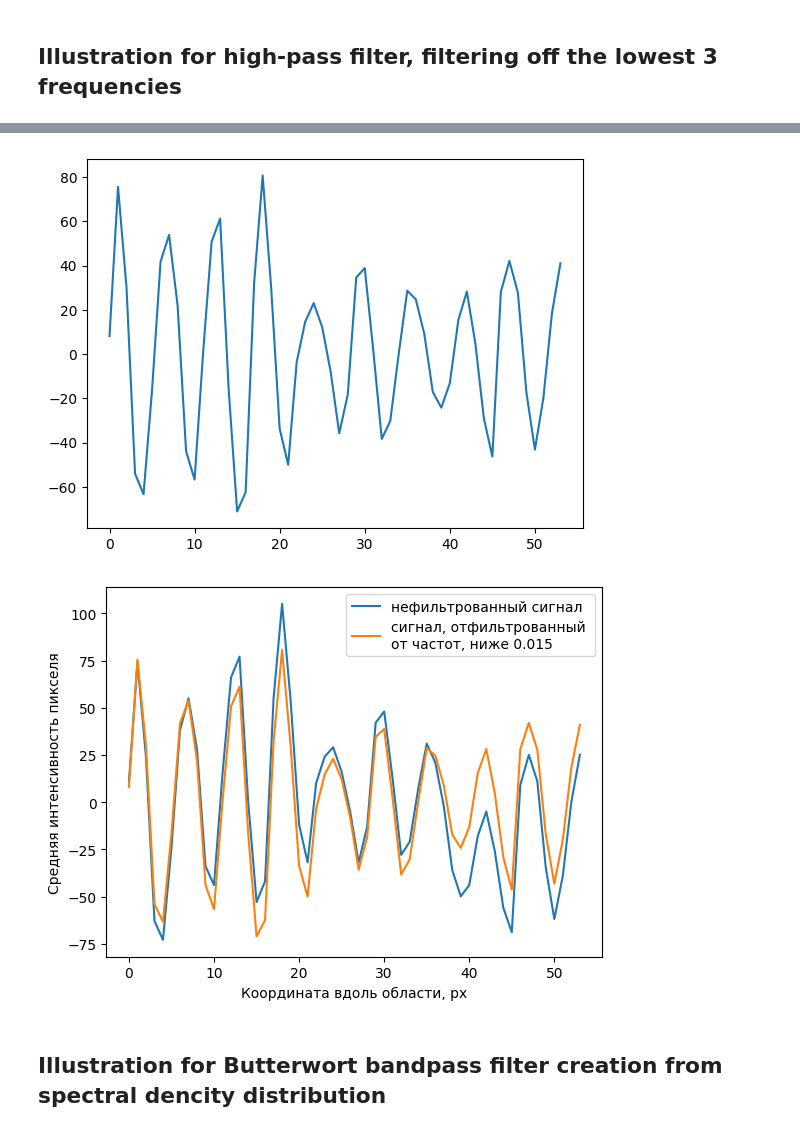
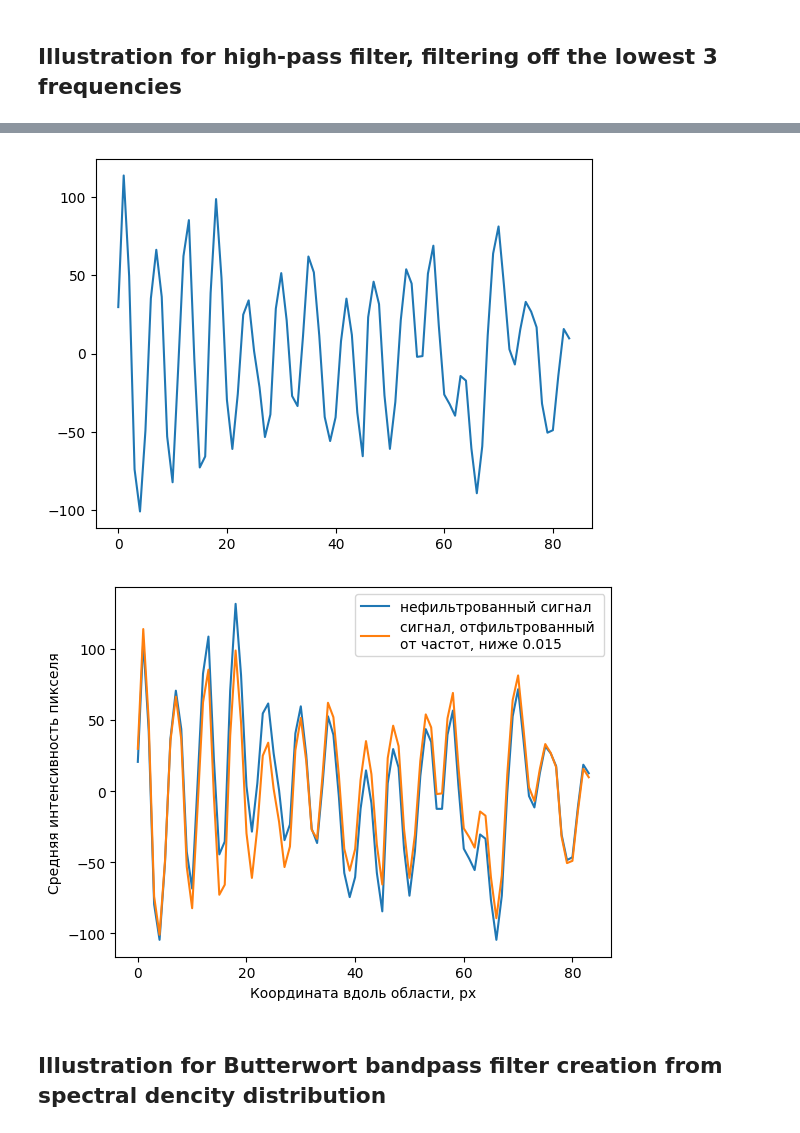
Before and after one commit to annamogo/DiplomaLISF, a Jupyter notebook: FRINGE_PATTERN_AN/temp.ipynb, the cells around one changed output, grey strips where cells are left out. Cells and saved outputs as stored; diff of their text form; code cells hidden in the pictures.

```diff
--- a/FRINGE_PATTERN_AN/temp.ipynb
+++ b/FRINGE_PATTERN_AN/temp.ipynb
@@ -43,0 +47,4 @@ fringe.plot()
+# %%
+fringe = Fringe()
+fringe.sig_from_json(json_path)
+fringe.plot()
@@ -44,8 +53,8 @@ fringe.plot()
 # %%
-fringe_h = fringe.filter_low_frq(nl=5, inplace=False)
+fringe_h = fringe.filter_low_frq(nl=3, inplace=False)
 fringe_h.plot()
 # %% [output]
-[figure, old version]
+[figure, new version]
 # %%
 x = np.arange(fringe.sig_len)
 
@@ -60,7 +69,7 @@ plt.legend(labels=["нефильтрованный сигнал",f'сигнал,
 plt.savefig("filter_low_frq_demo.jpg")
 plt.show()
 # %% [output]
-[figure, old version]
+[figure, new version]
 # %% [markdown]
 ## Illustration for Butterwort bandpass filter creation from spectral dencity distribution
 # %%
```
Also changed, not shown: parts of 12 cells of this notebook, 3 other files.
